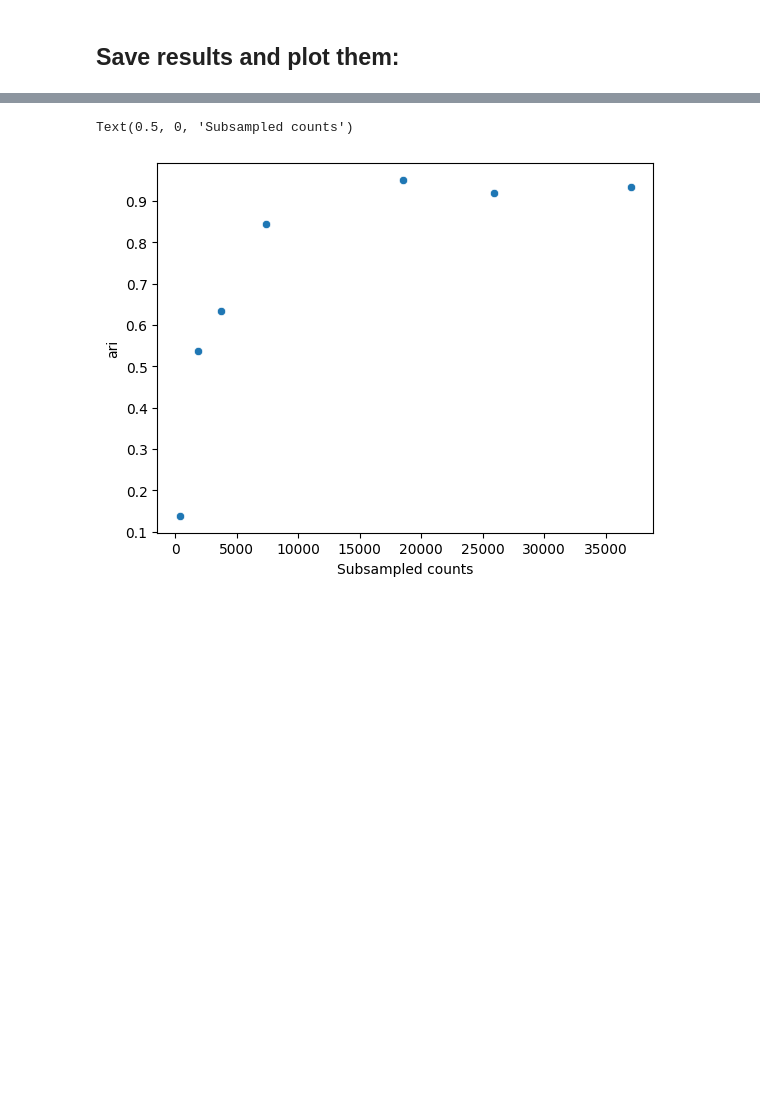
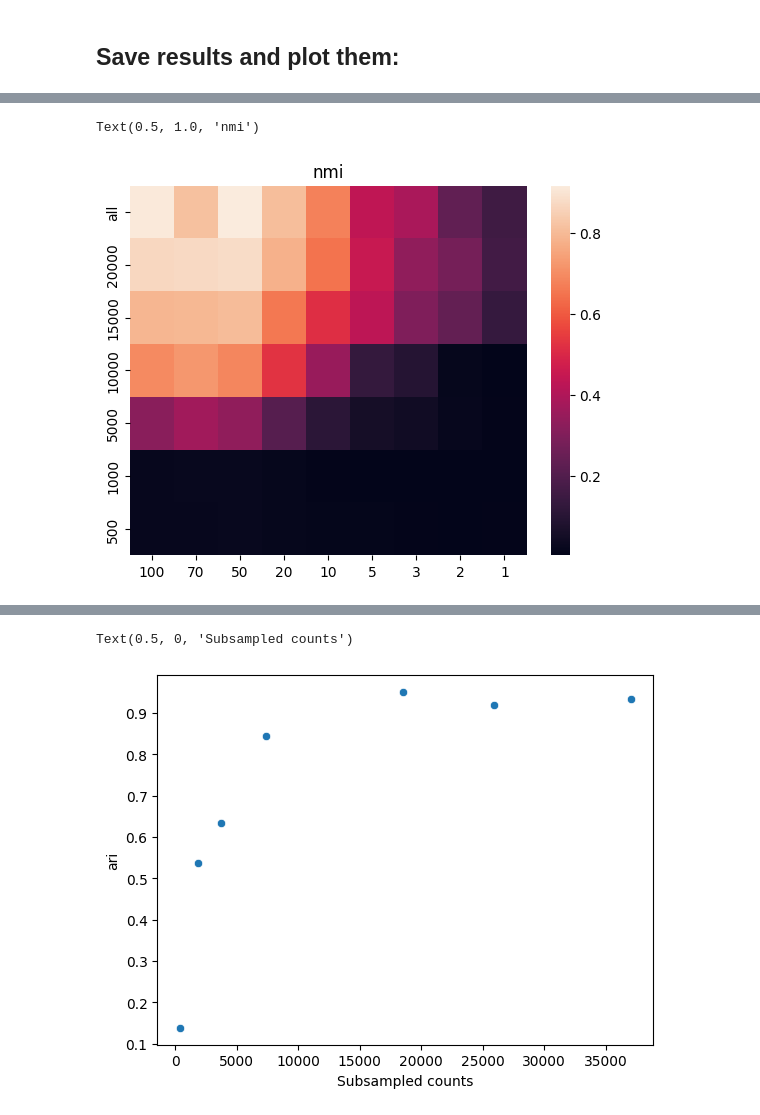
Before and after one commit to Moldia/InSituCNV, a Jupyter notebook: Figure2/04_Compare_results_using_metrics/batch_evaluation_of_simulations.ipynb, the cells around one changed output, grey strips where cells are left out. Saved outputs shown, nothing was run; the diff lists cells and outputs as text; code cells hidden in the pictures; blank space fills up the shorter version.

```diff
--- a/Figure2/04_Compare_results_using_metrics/batch_evaluation_of_simulations.ipynb
+++ b/Figure2/04_Compare_results_using_metrics/batch_evaluation_of_simulations.ipynb
@@ -138,0 +106,8 @@ AnnData object with n_obs × n_vars = 1268 × 25691
+# %%
+alltags=[]
+for file in tqdm(processed_datasets_cg):
+    print(file)
+    experiment_tag=file.split('_')[2]
+    counts=file.split('_')[5]
+    genes=file.split('_')[7]
+    alltags.append(experiment_tag)
@@ -183,0 +246,7 @@ results.to_csv(os.path.join(saving_path,'metrics_cnv_inference_across_counts.csv
+# %%
+nmi_all=create_condensed_dataframe(results_1,'nmi')
+sns.heatmap(nmi_all.astype(float))
+plt.title('nmi')
+# %% [output]
+Text(0.5, 1.0, 'nmi')
+[figure, added]
```
Also changed, not shown: parts of 16 cells of this notebook, 1 other file.
